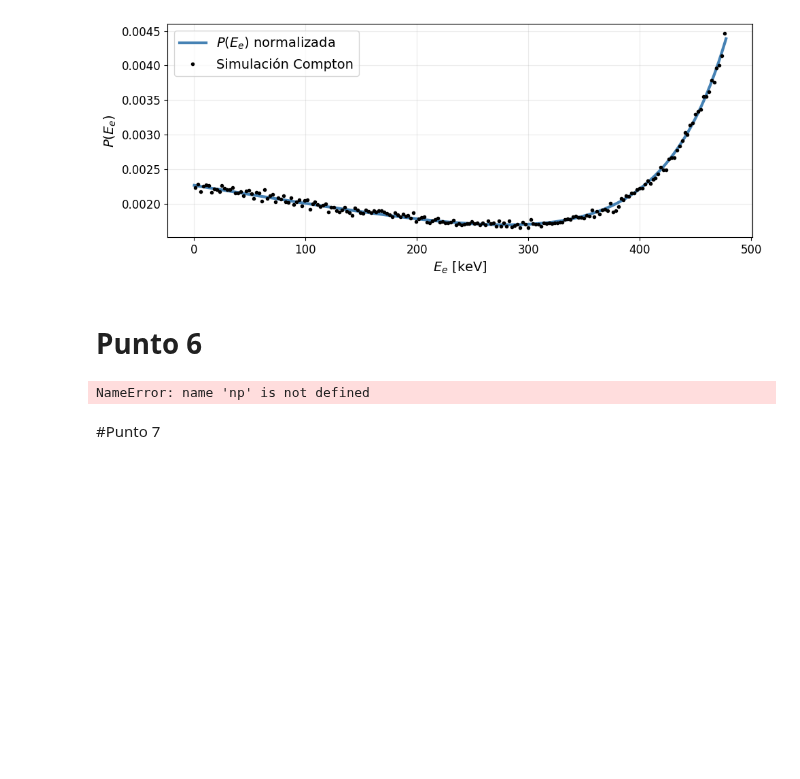
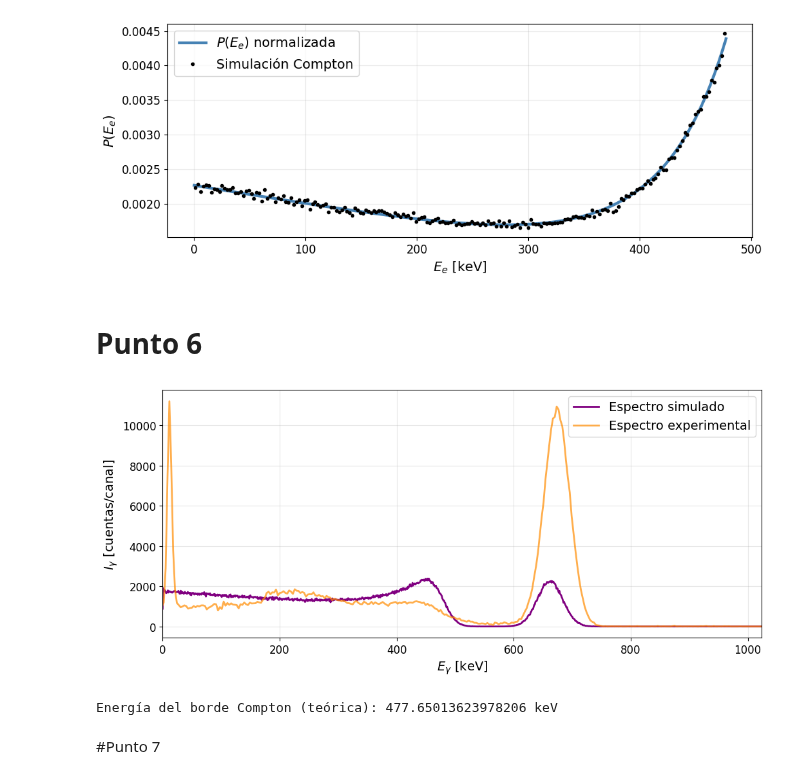
Before and after one commit to asarria48/Nuclear-physics, a Jupyter notebook: INexamenfinal.ipynb, the cells around one changed output. Drawn from its saved outputs; the diff is of its cells as text; code cells hidden in the pictures; blank space fills up the shorter version.

```diff
--- a/INexamenfinal.ipynb
+++ b/INexamenfinal.ipynb
@@ -1015,7 +1009,7 @@ def dsigma_dEe(Ee, E1):
     ds = np.where(Ee<=Ee_max, ds, 0)
     return ds, Ee_max
 
-def construir_cdf_from_dsigma(E1, n_bins=2000):
+def construir_cdf_from_dsigma(E1, n_bins=1024):
     _, Ee_max = dsigma_dEe([0], E1)
     edges = np.linspace(0, Ee_max, n_bins+1)
     centers = 0.5*(edges[:-1] + edges[1:])
@@ -1084,34 +1078,35 @@ hist_sim = simular_ModeloA(N, mu_f, mu_C, t, E1,
 
 
 # Leer datos
 canal_exp, cuentas_exp = leer_dat("NaI_137Cs_600s.dat")
 canal_bg, cuentas_bg = leer_dat("NaI_Fondo_600s.dat")
 
 # Restar fondo
 cuentas_corr = restar_fondo(cuentas_exp, cuentas_bg)
 
 # Convertir canal → energía (keV)
 energia_exp = canal_a_energia_exp(canal_exp)
 
 
 
 plt.figure(figsize=(12,5))
 
 plt.plot(hist_sim, label="Espectro simulado", color='purple', linewidth=2)
 plt.plot(energia_exp, cuentas_corr, label="Espectro experimental", color='darkorange', linewidth=2, alpha=0.7)
 
 plt.xlabel("$E_\gamma$ [keV]", fontsize=14)
 plt.ylabel("$I_\gamma$ [cuentas/canal]", fontsize=14)
 plt.xticks(fontsize=12)
 plt.yticks(fontsize=12)
 plt.xlim(0,1024)
 plt.legend(fontsize=14)
 plt.grid(alpha=0.3)
 plt.show()
 
 print("Energía del borde Compton (teórica):", Ee_max, "keV")
 # %% [output]
+[figure, added]
-NameError: name 'np' is not defined
+Energía del borde Compton (teórica): 477.65013623978206 keV
 # %% [markdown]
 #Punto 7
 # %%
```
Also changed, not shown: parts of 5 cells of this notebook.
